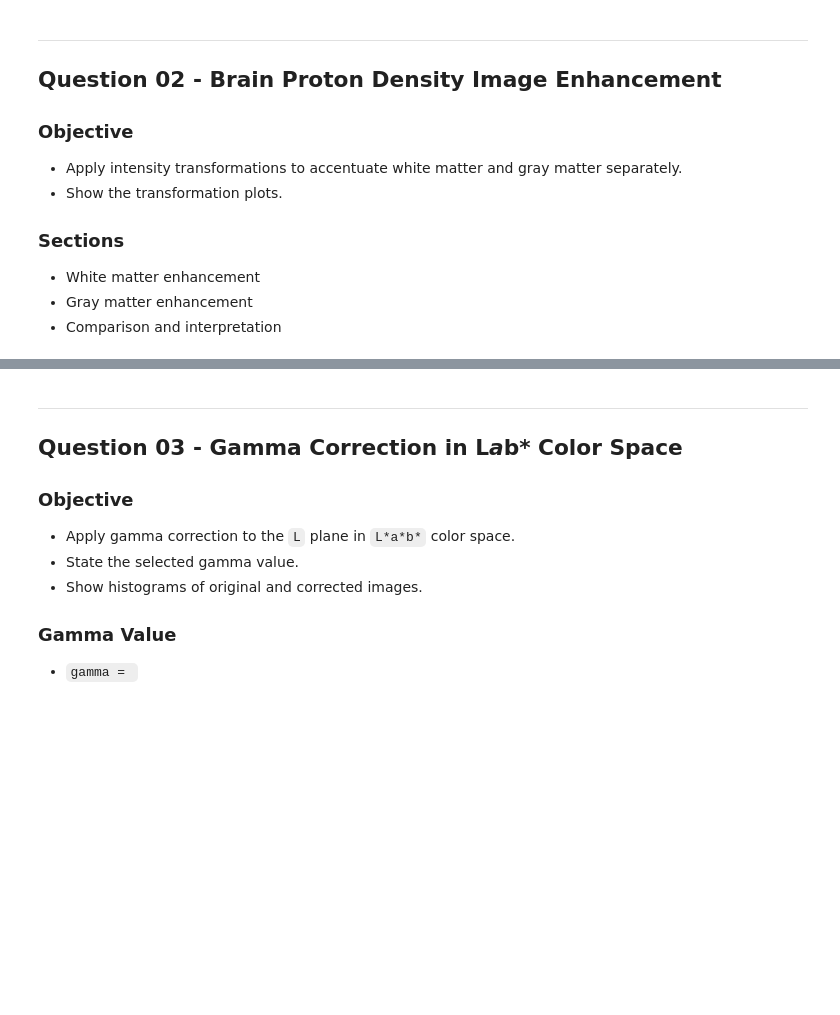
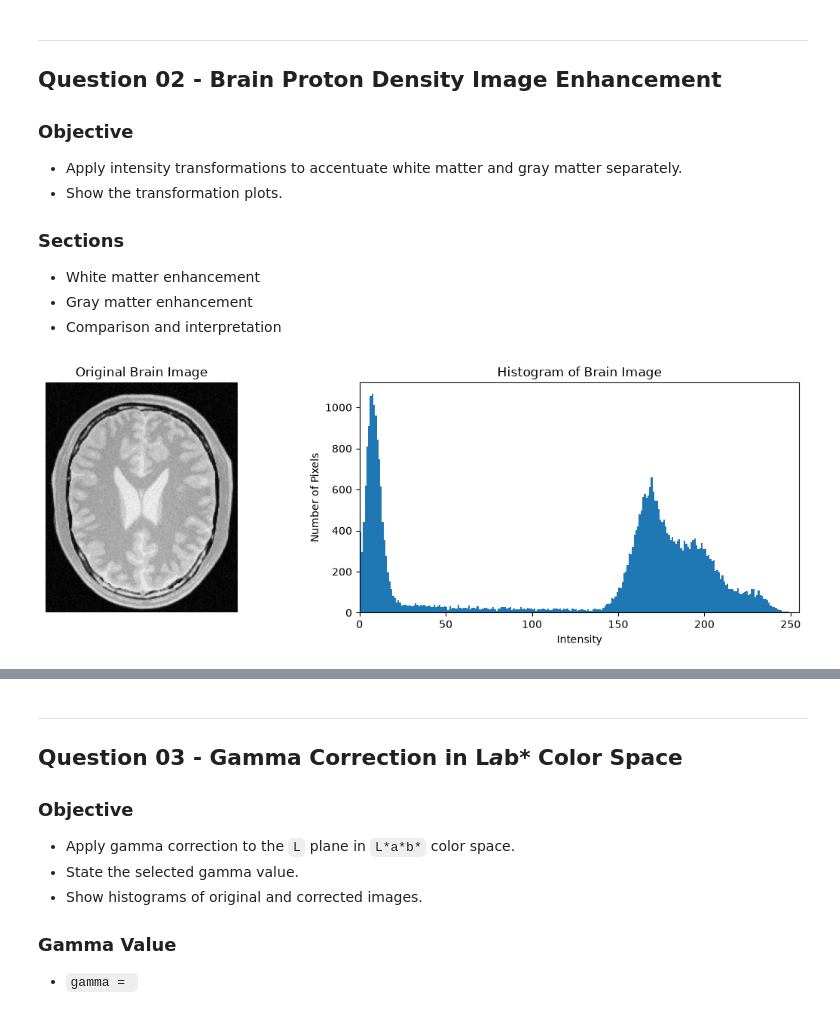
Before and after one commit to chalee88/EN3160_Assignment_1, a Jupyter notebook: assignment_01.ipynb, the cells around one changed output, grey strips where cells are left out. Saved outputs shown, nothing was run; the diff lists cells and outputs as text; code cells hidden in the pictures; blank space fills up the shorter version.

Commit message:
Question 2 answer updated

```diff
--- a/assignment_01.ipynb
+++ b/assignment_01.ipynb
@@ -248,4 +259,36 @@ plt.show()
 - Gray matter enhancement
 - Comparison and interpretation
 # %%
-# Question 02 code
+# Load brain proton-density image
+brain = cv.imread("images/q2.jpeg",
+                  cv.IMREAD_GRAYSCALE)
+
+if brain is None:
+    raise FileNotFoundError(
+        "Brain image could not be loaded. Check the file path."
+    )
+# %%
+# Display original image and histogram
+
+plt.figure(figsize=(12, 4))
+
+plt.subplot(1, 2, 1)
+plt.imshow(brain, cmap="gray", vmin=0, vmax=255)
+plt.title("Original Brain Image")
+plt.axis("off")
+
+plt.subplot(1, 2, 2)
+plt.hist(
+    brain.ravel(),
+    bins=256,
+    range=[0, 256]
+)
+plt.xlabel("Intensity")
+plt.ylabel("Number of Pixels")
+plt.title("Histogram of Brain Image")
+plt.xlim([0, 255])
+
+plt.tight_layout()
+plt.show()
+# %% [output]
+[figure, added]
```
Also changed, not shown: parts of 13 cells of this notebook.
